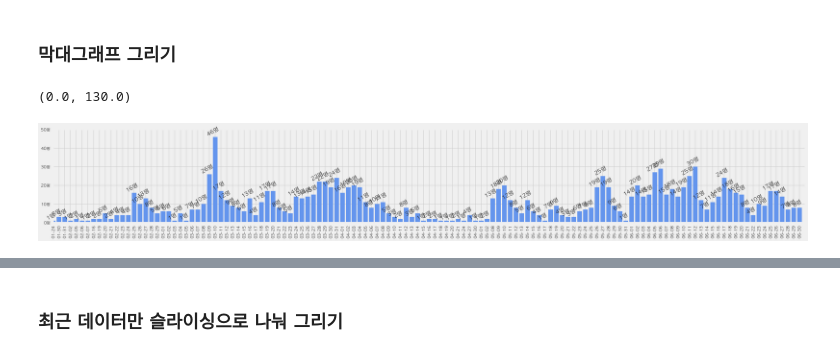
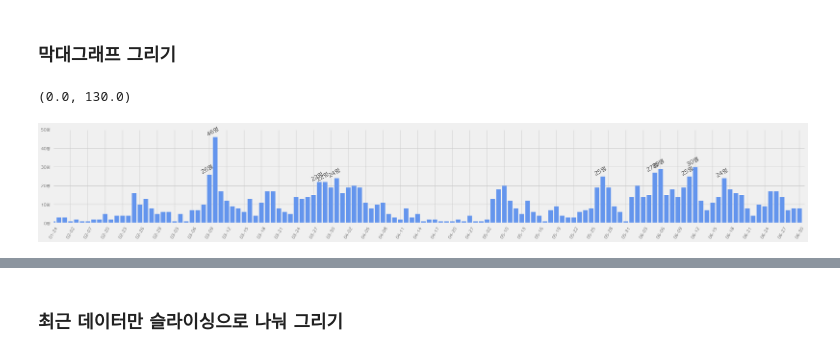
Before and after one commit to HongB1/2022-KHU-Bioinformatics-lab, a Jupyter notebook: code/Lab10_EDA.ipynb, the cells around one changed output, grey strips where cells are left out. Saved outputs shown, nothing was run; the diff lists cells and outputs as text; code cells hidden in the pictures.

```diff
--- a/code/Lab10_EDA.ipynb
+++ b/code/Lab10_EDA.ipynb
@@ -191,5 +214,8 @@ df.head(5)
 # %% [markdown]
 ### 선그래프 그리기
 [Visualization — pandas documentation](https://pandas.pydata.org/pandas-docs/stable/user_guide/visualization.html)
+# %%
+x = df['확진일자'].value_counts().sort_index().index
+y = df['확진일자'].value_counts().sort_index()
 # %%
 fig, ax = plt.subplots(figsize=(15, 4))
@@ -203,2 +229,4 @@ Text(0.5, 1.0, '확진일자 별 확진자수')
 # %% [markdown]
 ### 선그래프에 값 표시하기
+# %%
+df['확진일자'] = df['확진일자'].astype(str)
@@ -205,8 +264,13 @@ Text(0.5, 1.0, '확진일자 별 확진자수')
 # %%
 # 일자별 확진자수를 선그래프로 그립니다.
 # 연도는 모두 2020년이기 때문에 월일만 표기되도록 슬라이싱을 사용해 "월일" 컬럼을 만듭니다.
-df["월일"] = df["확진일자"].astype(str).map(lambda x : x[-5:])
+df['확진일자'] = df['확진일자'].astype(str) # type을 datetime에서 string으로 변환
+df['월일'] = df['확진일자'].apply(lambda x: x[-5:]) # -5에서부터 끝까지 슬라이싱 -> 월,일만
 display(df['월일'])
+
+# from collections import Counter
+# day_count = Counter(df['월일'])
+# day_count = dict(sorted(day_count.items()))
 day_count = df["월일"].value_counts().sort_index()
 print(day_count)
 day_count.iloc[2]
@@ -236,9 +300,3 @@ Name: 월일, Length: 1321, dtype: object
 06-30     8
 Name: 월일, Length: 130, dtype: int64
 3
-# %%
-g = day_count.plot(figsize=(15, 4))
-for i in range(len(day_count)):
-    case_count = day_count.iloc[i]
-    if case_count > 20:
-        g.text(x=i, y=case_count, s=f'{case_count}명')
@@ -298,34 +382,35 @@ df[df["월일"] == "03-10"].head()
 # %%
 data = np.array(day_count)
 major_xticks = np.arange(len(data))
-# minor_xticks = np.arange()
 xtick_labels = np.array(day_count.index)
 yticks = np.arange(0, 51, 10)
 ytick_labels = [f'{i}명' for i in yticks]
 
 fig, ax = plt.subplots(figsize=(30, 4))
 
 ### bar plotting
-rects = ax.bar(xticks, data, facecolor='cornflowerblue')
+rects = ax.bar(major_xticks, data, facecolor='cornflowerblue')
 
 ### anotation
 for rect_idx, rect in enumerate(rects):
     height = rect.get_height()
-    width = rect.get_width()
-    x = rect.get_x()
-    # y = rect.get_y()
+    if height > 20:
+        width = rect.get_width()
+        x = rect.get_x()
 
-    ax.text(x, height, f'{height}명', rotation=30, ha='center', va='bottom')
+        ax.text(x, height, f'{height}명', rotation=30, ha='center', va='bottom')
 
 ### tick & ticklabel customizing
-ax.set_xticks(xticks)
-ax.set_xticklabels(xtick_labels, rotation=90)
+
+ax.set_xticks(major_xticks)
+ax.set_xticklabels(xtick_labels, rotation=60)
+ax.xaxis.set_major_locator(ticker.MultipleLocator(3)) # 축 눈금 간격 설정
 ax.set_yticks(yticks)
 ax.set_yticklabels(ytick_labels)
 ax.set_xlim(0, 130)
 # %% [output]
 (0.0, 130.0)
-[figure, old version]
+[figure, new version]
 # %%
 # 선그래프로 그렸던 그래프를 막대그래프로 그립니다.
 
```
Also changed, not shown: parts of 23 cells of this notebook.
